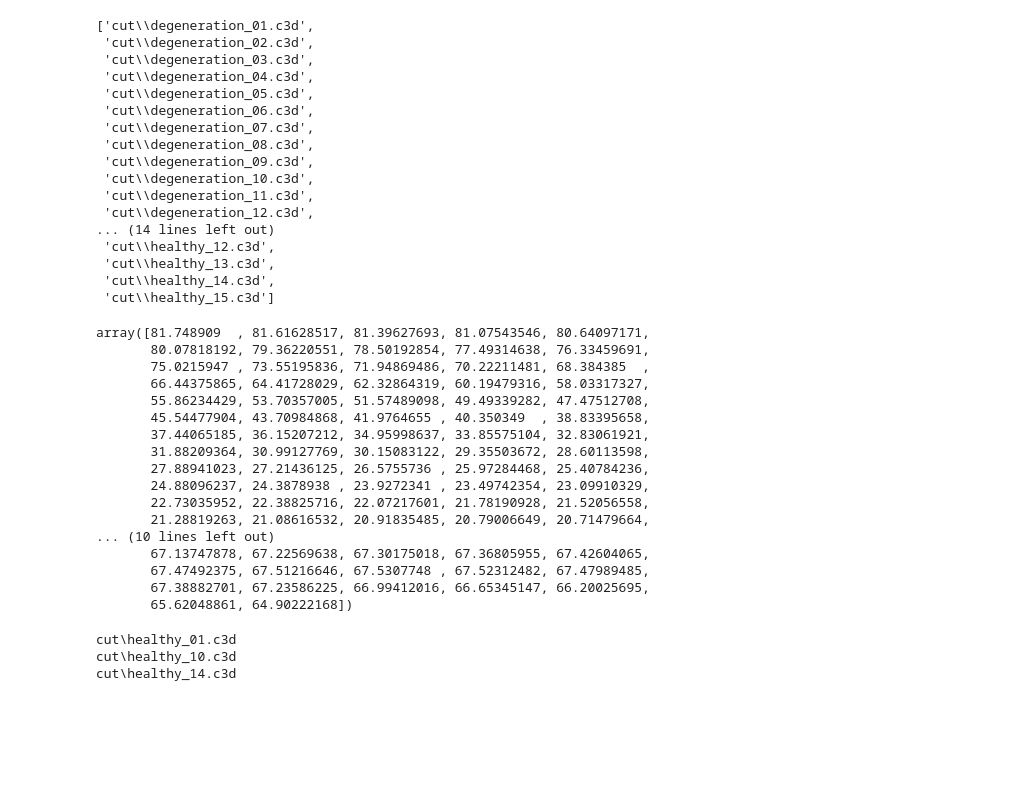
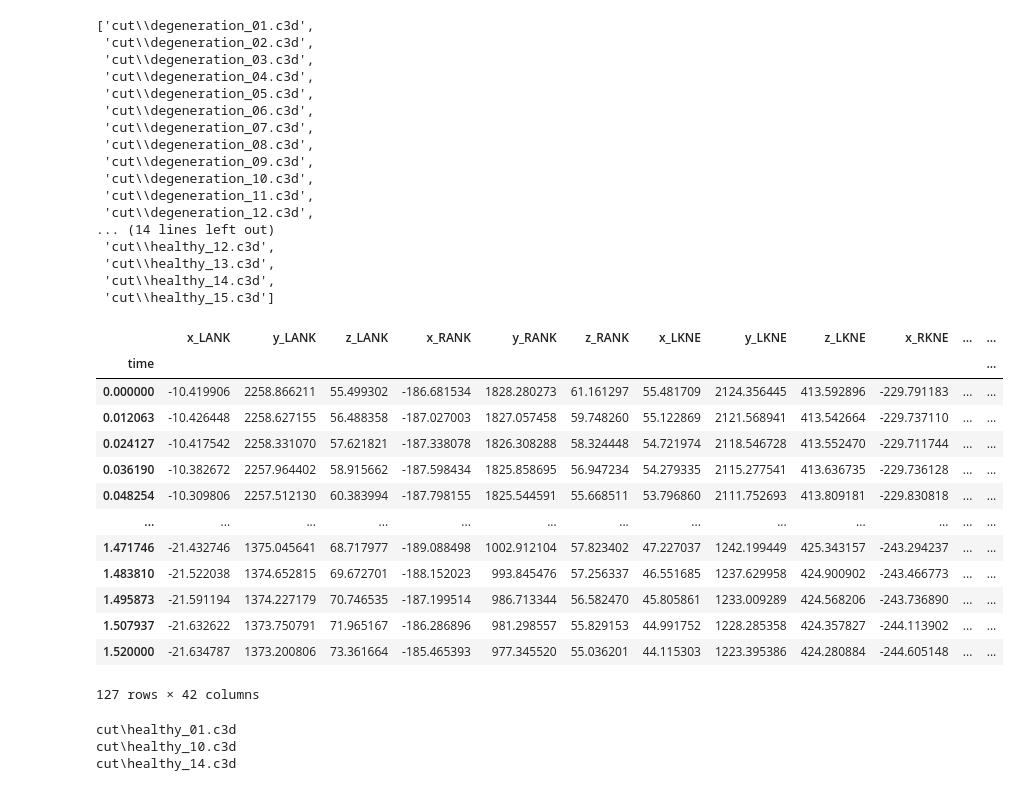
Before and after one commit to AlekKrajanowski/Motion-Capture-Gait, a Jupyter notebook: AKrajanowski/create_db_basic.ipynb, the cells around one changed output. Drawn from its saved outputs; the diff is of its cells as text; code cells hidden in the pictures; blank space fills up the shorter version.

```diff
--- a/AKrajanowski/create_db_basic.ipynb
+++ b/AKrajanowski/create_db_basic.ipynb
@@ -122,25 +122,22 @@ def data_markers(data_path, marker_list):
 # %%
 dm = data_markers(filelist[0], marker_list)
 dat = np.array(dm['x_LASI'])
-dat
+dm
 # %% [output]
+|  | x_LANK | y_LANK | z_LANK | x_RANK | y_RANK | z_RANK | x_LKNE | y_LKNE | z_LKNE | x_RKNE | ... | ... |
+| time |  |  |  |  |  |  |  |  |  |  |  | ... |
+| 0.000000 | -10.419906 | 2258.866211 | 55.499302 | -186.681534 | 1828.280273 | 61.161297 | 55.481709 | 2124.356445 | 413.592896 | -229.791183 | ... | ... |
+| 0.012063 | -10.426448 | 2258.627155 | 56.488358 | -187.027003 | 1827.057458 | 59.748260 | 55.122869 | 2121.568941 | 413.542664 | -229.737110 | ... | ... |
+| 0.024127 | -10.417542 | 2258.331070 | 57.621821 | -187.338078 | 1826.308288 | 58.324448 | 54.721974 | 2118.546728 | 413.552470 | -229.711744 | ... | ... |
+| 0.036190 | -10.382672 | 2257.964402 | 58.915662 | -187.598434 | 1825.858695 | 56.947234 | 54.279335 | 2115.277541 | 413.636735 | -229.736128 | ... | ... |
+| 0.048254 | -10.309806 | 2257.512130 | 60.383994 | -187.798155 | 1825.544591 | 55.668511 | 53.796860 | 2111.752693 | 413.809181 | -229.830818 | ... | ... |
+| ... | ... | ... | ... | ... | ... | ... | ... | ... | ... | ... | ... | ... |
+| 1.471746 | -21.432746 | 1375.045641 | 68.717977 | -189.088498 | 1002.912104 | 57.823402 | 47.227037 | 1242.199449 | 425.343157 | -243.294237 | ... | ... |
+| 1.483810 | -21.522038 | 1374.652815 | 69.672701 | -188.152023 | 993.845476 | 57.256337 | 46.551685 | 1237.629958 | 424.900902 | -243.466773 | ... | ... |
+| 1.495873 | -21.591194 | 1374.227179 | 70.746535 | -187.199514 | 986.713344 | 56.582470 | 45.805861 | 1233.009289 | 424.568206 | -243.736890 | ... | ... |
+| 1.507937 | -21.632622 | 1373.750791 | 71.965167 | -186.286896 | 981.298557 | 55.829153 | 44.991752 | 1228.285358 | 424.357827 | -244.113902 | ... | ... |
+| 1.520000 | -21.634787 | 1373.200806 | 73.361664 | -185.465393 | 977.345520 | 55.036201 | 44.115303 | 1223.395386 | 424.280884 | -244.605148 | ... | ... |
-array([81.748909  , 81.61628517, 81.39627693, 81.07543546, 80.64097171,
-       80.07818192, 79.36220551, 78.50192854, 77.49314638, 76.33459691,
-       75.0215947 , 73.55195836, 71.94869486, 70.22211481, 68.384385  ,
-       66.44375865, 64.41728029, 62.32864319, 60.19479316, 58.03317327,
-       55.86234429, 53.70357005, 51.57489098, 49.49339282, 47.47512708,
-       45.54477904, 43.70984868, 41.9764655 , 40.350349  , 38.83395658,
-       37.44065185, 36.15207212, 34.95998637, 33.85575104, 32.83061921,
-       31.88209364, 30.99127769, 30.15083122, 29.35503672, 28.60113598,
-       27.88941023, 27.21436125, 26.5755736 , 25.97284468, 25.40784236,
-       24.88096237, 24.3878938 , 23.9272341 , 23.49742354, 23.09910329,
-       22.73035952, 22.38825716, 22.07217601, 21.78190928, 21.52056558,
-       21.28819263, 21.08616532, 20.91835485, 20.79006649, 20.71479664,
-... (10 lines left out)
-       67.13747878, 67.22569638, 67.30175018, 67.36805955, 67.42604065,
-       67.47492375, 67.51216646, 67.5307748 , 67.52312482, 67.47989485,
-       67.38882701, 67.23586225, 66.99412016, 66.65345147, 66.20025695,
-       65.62048861, 64.90222168])
+127 rows × 42 columns
 # %%
 def load_group(filenames):
 
```
Also changed, not shown: 8 other files.
